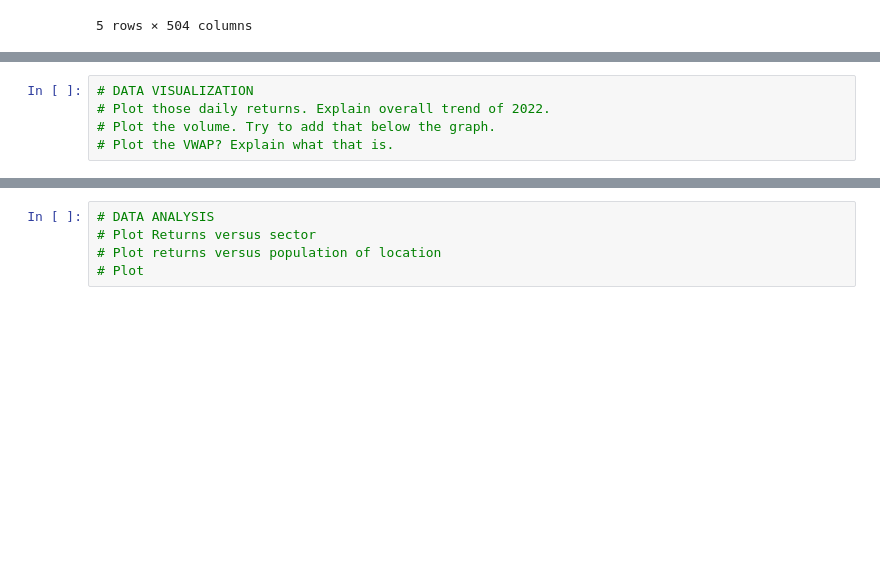
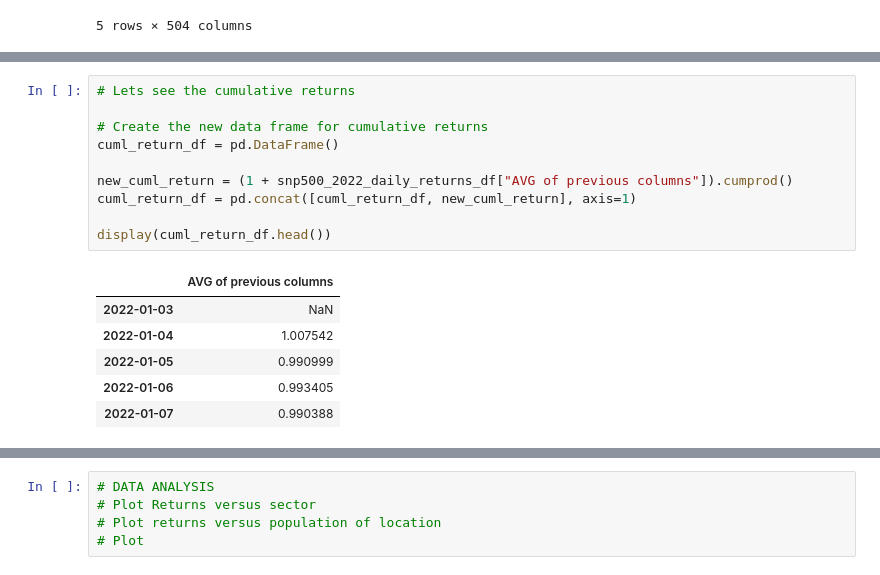
Before and after one commit to MontgomeryG/Group3Project1, a Jupyter notebook: snpReturnsWithAlpaca.ipynb, the cells around one changed output, grey strips where cells are left out. Saved outputs shown, nothing was run; the diff lists cells and outputs as text; blank space fills up the shorter version.

```diff
--- a/snpReturnsWithAlpaca.ipynb
+++ b/snpReturnsWithAlpaca.ipynb
@@ -529,5 +535,17 @@ snp500_2022_daily_returns_df["AVG of previous columns"].plot()
-# %%
-# DATA VISUALIZATION
-# Plot those daily returns. Explain overall trend of 2022.
-# Plot the volume. Try to add that below the graph.
-# Plot the VWAP? Explain what that is.
+# %%
+# Lets see the cumulative returns
+
+# Create the new data frame for cumulative returns
+cuml_return_df = pd.DataFrame()
+
+new_cuml_return = (1 + snp500_2022_daily_returns_df["AVG of previous columns"]).cumprod()
+cuml_return_df = pd.concat([cuml_return_df, new_cuml_return], axis=1)
+
+display(cuml_return_df.head())
+# %% [output]
+|  | AVG of previous columns |
+| 2022-01-03 | NaN |
+| 2022-01-04 | 1.007542 |
+| 2022-01-05 | 0.990999 |
+| 2022-01-06 | 0.993405 |
+| 2022-01-07 | 0.990388 |
```
Also changed, not shown: parts of 11 cells of this notebook.
